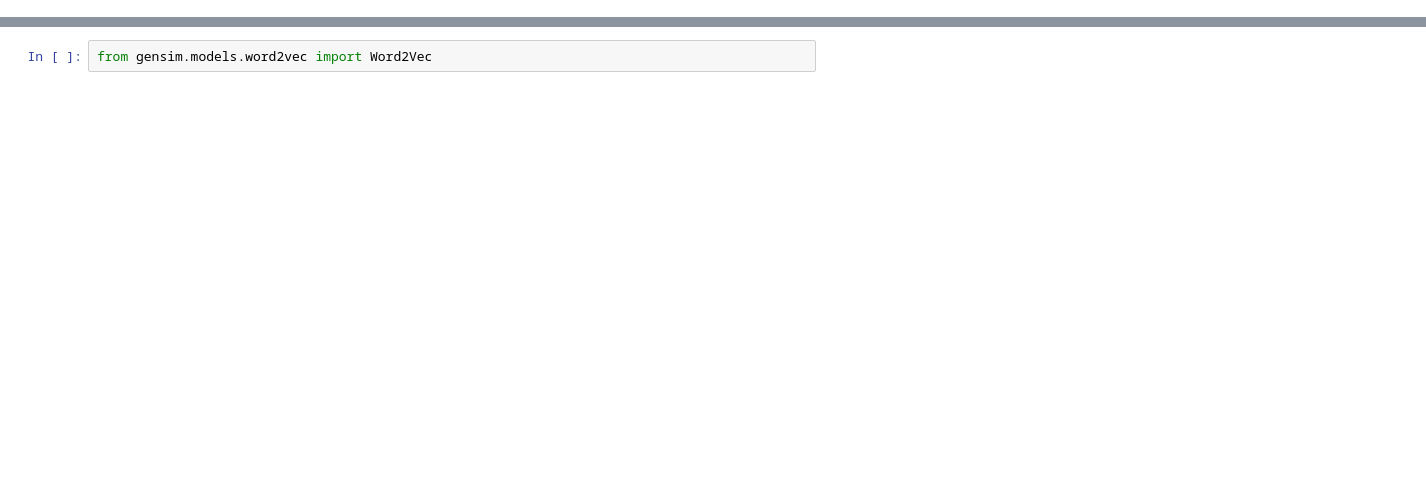
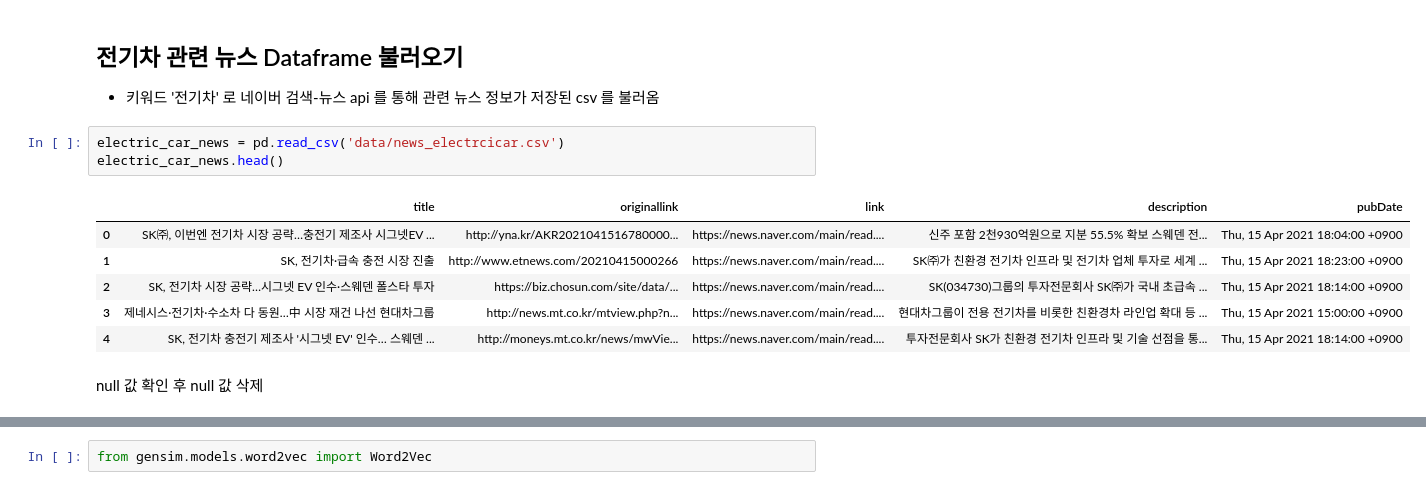
Before and after one commit to Dongmin-Sim/NLP, a Jupyter notebook: Embedding/word2vec_word_similarity.ipynb, the cells around one changed output, grey strips where cells are left out. Saved outputs shown, nothing was run; the diff lists cells and outputs as text; blank space fills up the shorter version.

```diff
--- a/Embedding/word2vec_word_similarity.ipynb
+++ b/Embedding/word2vec_word_similarity.ipynb
@@ -8,0 +28,15 @@ kkma = Kkma()
+# %% [markdown]
+## 전기차 관련 뉴스 Dataframe 불러오기
+* 키워드 '전기차' 로 네이버 검색-뉴스 api 를 통해 관련 뉴스 정보가 저장된 csv 를 불러옴
+# %%
+electric_car_news = pd.read_csv('data/news_electrcicar.csv')
+electric_car_news.head()
+# %% [output]
+|  | title | originallink | link | description | pubDate |
+| 0 | SK㈜, 이번엔 전기차 시장 공략…충전기 제조사 시그넷EV ... | http://yna.kr/AKR2021041516780000... | https://news.naver.com/main/read.... | 신주 포함 2천930억원으로 지분 55.5% 확보 스웨덴 전... | Thu, 15 Apr 2021 18:04:00 +0900 |
+| 1 | SK, 전기차·급속 충전 시장 진출 | http://www.etnews.com/20210415000266 | https://news.naver.com/main/read.... | SK㈜가 친환경 전기차 인프라 및 전기차 업체 투자로 세계 ... | Thu, 15 Apr 2021 18:23:00 +0900 |
+| 2 | SK, 전기차 시장 공략…시그넷 EV 인수·스웨덴 폴스타 투자 | https://biz.chosun.com/site/data/... | https://news.naver.com/main/read.... | SK(034730)그룹의 투자전문회사 SK㈜가 국내 초급속 ... | Thu, 15 Apr 2021 18:14:00 +0900 |
+| 3 | 제네시스·전기차·수소차 다 동원…中 시장 재건 나선 현대차그룹 | http://news.mt.co.kr/mtview.php?n... | https://news.naver.com/main/read.... | 현대차그룹이 전용 전기차를 비롯한 친환경차 라인업 확대 등 ... | Thu, 15 Apr 2021 15:00:00 +0900 |
+| 4 | SK, 전기차 충전기 제조사 '시그넷 EV' 인수… 스웨덴 ... | http://moneys.mt.co.kr/news/mwVie... | https://news.naver.com/main/read.... | 투자전문회사 SK가 친환경 전기차 인프라 및 기술 선점을 통... | Thu, 15 Apr 2021 18:14:00 +0900 |
+# %% [markdown]
+null 값 확인 후 null 값 삭제
```
Also changed, not shown: parts of 35 cells of this notebook.
